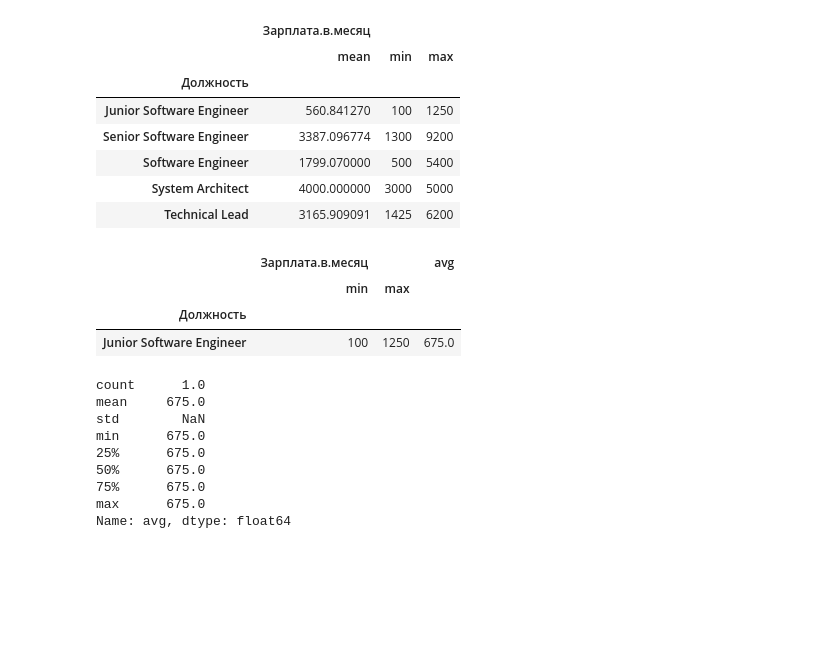
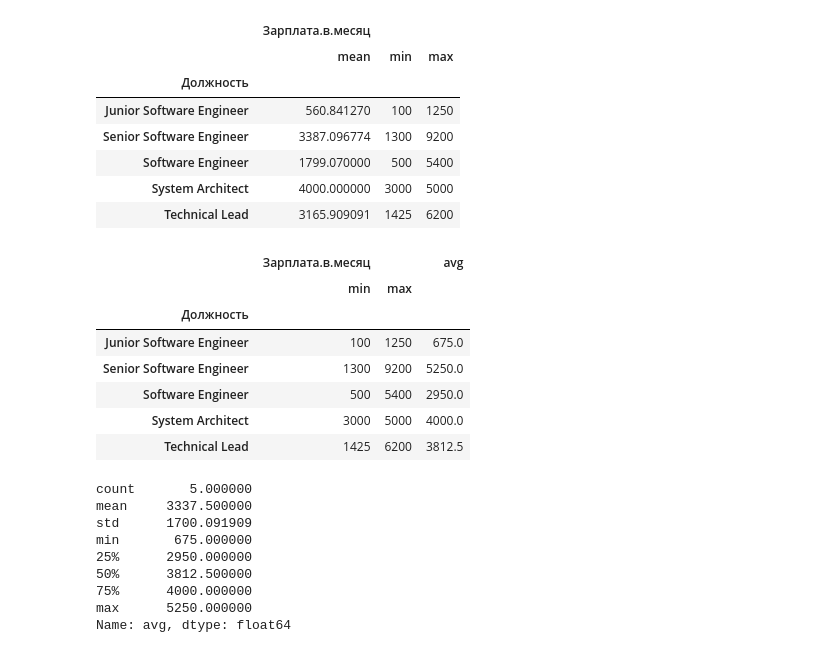
Before and after one commit to Mephod1y/DataScience, a Jupyter notebook: Hw2.2.ipynb, the cells around one changed output. Saved outputs shown, nothing was run; the diff lists cells and outputs as text; code cells hidden in the pictures; blank space fills up the shorter version.

```diff
--- a/Hw2.2.ipynb
+++ b/Hw2.2.ipynb
@@ -140,31 +153,35 @@ grouped_data
 | Technical Lead | 3165.909091 | 1425 | 6200 |
 # %%
 # Створіть функцію fill_avg_salary, яка повертатиме середнє значення заробітної плати на місяць. Використовуйте її для методу apply та створіть новий стовпчик "avg"
-df1 = data.groupby(['Должность'])
+df1 = python_data.groupby(['Должность'])
 agg_func = {'Зарплата.в.месяц':['min', 'max']}
 df2 = df1.agg(agg_func)
 def fill_avg_salary(row):
     return row.mean()
 df2['avg'] = df2.apply(fill_avg_salary, axis=1)
 df2
 # %% [output]
 |  | Зарплата.в.месяц |  | avg |
 |  | min | max |  |
 | Должность |  |  |  |
 | Junior Software Engineer | 100 | 1250 | 675.0 |
+| Senior Software Engineer | 1300 | 9200 | 5250.0 |
+| Software Engineer | 500 | 5400 | 2950.0 |
+| System Architect | 3000 | 5000 | 4000.0 |
+| Technical Lead | 1425 | 6200 | 3812.5 |
 # %%
 # Створіть описову статистику за допомогою методу describe для нового стовпчика.
 df3 = df2['avg'].describe(include='all')
 df3
 # %% [output]
-count      1.0
-mean     675.0
-std        NaN
-min      675.0
-25%      675.0
-50%      675.0
-75%      675.0
-max      675.0
+count       5.000000
+mean     3337.500000
+std      1700.091909
+min       675.000000
+25%      2950.000000
+50%      3812.500000
+75%      4000.000000
+max      5250.000000
 Name: avg, dtype: float64
 # %%
 # Збережіть отриману таблицю в CSV файл
```
Also changed, not shown: parts of 5 cells of this notebook.
